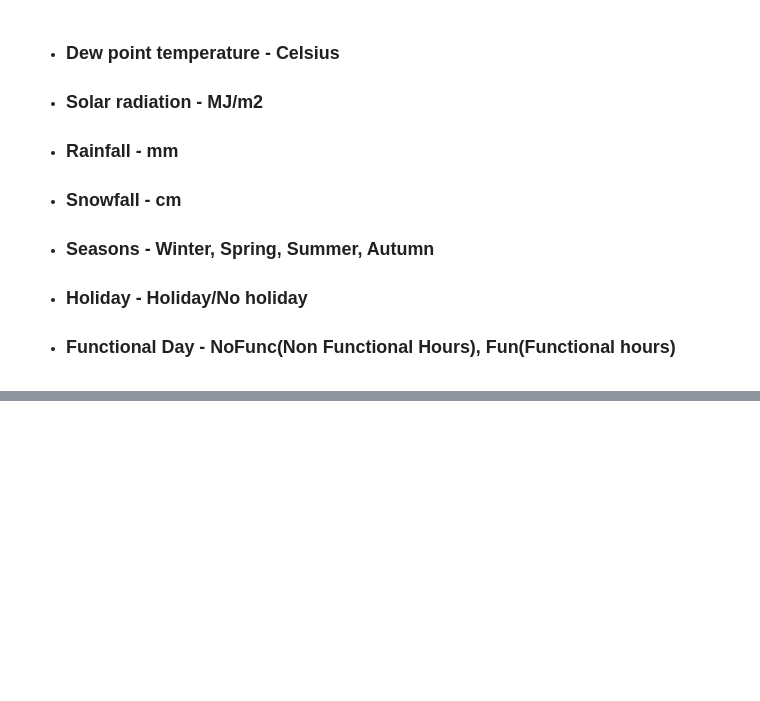
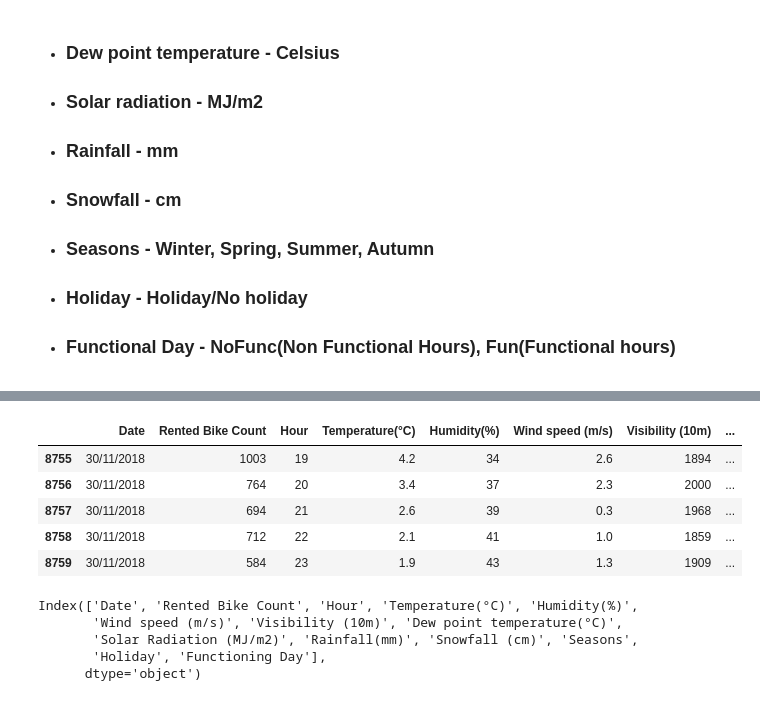
Before and after one commit to vinaylanjewar/Bike-Sharing-Demand-Prediction, a Jupyter notebook: Bike_Sharing_Demand_Prediction_Capstone_Project_2.ipynb, the cells around one changed output, grey strips where cells are left out. Drawn from its saved outputs; the diff is of its cells as text; code cells hidden in the pictures; blank space fills up the shorter version.

```diff
--- a/Bike_Sharing_Demand_Prediction_Capstone_Project_2.ipynb
+++ b/Bike_Sharing_Demand_Prediction_Capstone_Project_2.ipynb
@@ -30,0 +66,17 @@
+# %%
+data.tail()
+# %% [output]
+|  | Date | Rented Bike Count | Hour | Temperature(°C) | Humidity(%) | Wind speed (m/s) | Visibility (10m) | ... |
+| 8755 | 30/11/2018 | 1003 | 19 | 4.2 | 34 | 2.6 | 1894 | ... |
+| 8756 | 30/11/2018 | 764 | 20 | 3.4 | 37 | 2.3 | 2000 | ... |
+| 8757 | 30/11/2018 | 694 | 21 | 2.6 | 39 | 0.3 | 1968 | ... |
+| 8758 | 30/11/2018 | 712 | 22 | 2.1 | 41 | 1.0 | 1859 | ... |
+| 8759 | 30/11/2018 | 584 | 23 | 1.9 | 43 | 1.3 | 1909 | ... |
+# %%
+data.columns
+# %% [output]
+Index(['Date', 'Rented Bike Count', 'Hour', 'Temperature(°C)', 'Humidity(%)',
+       'Wind speed (m/s)', 'Visibility (10m)', 'Dew point temperature(°C)',
+       'Solar Radiation (MJ/m2)', 'Rainfall(mm)', 'Snowfall (cm)', 'Seasons',
+       'Holiday', 'Functioning Day'],
+      dtype='object')
```
Also changed, not shown: parts of 7 cells of this notebook.
